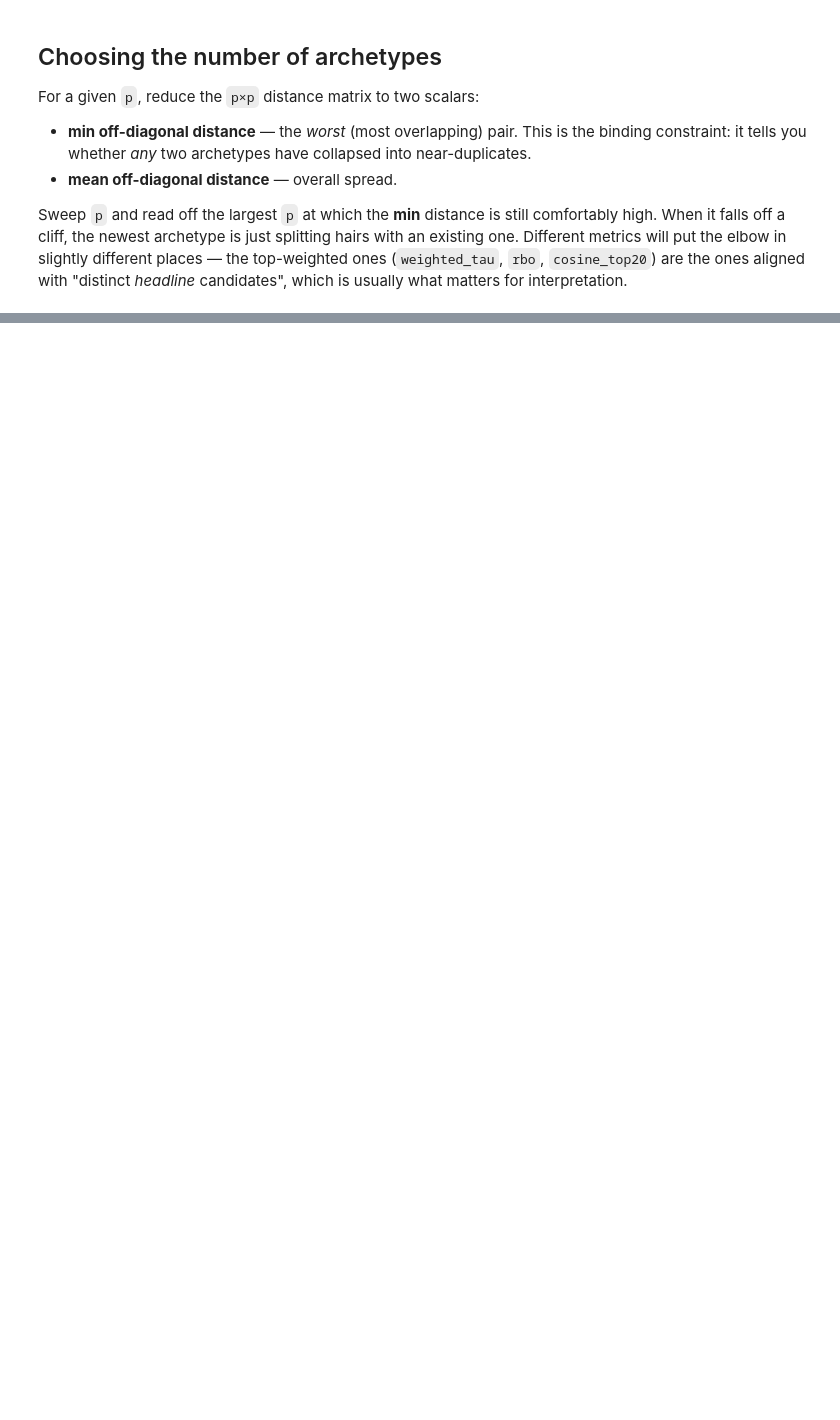
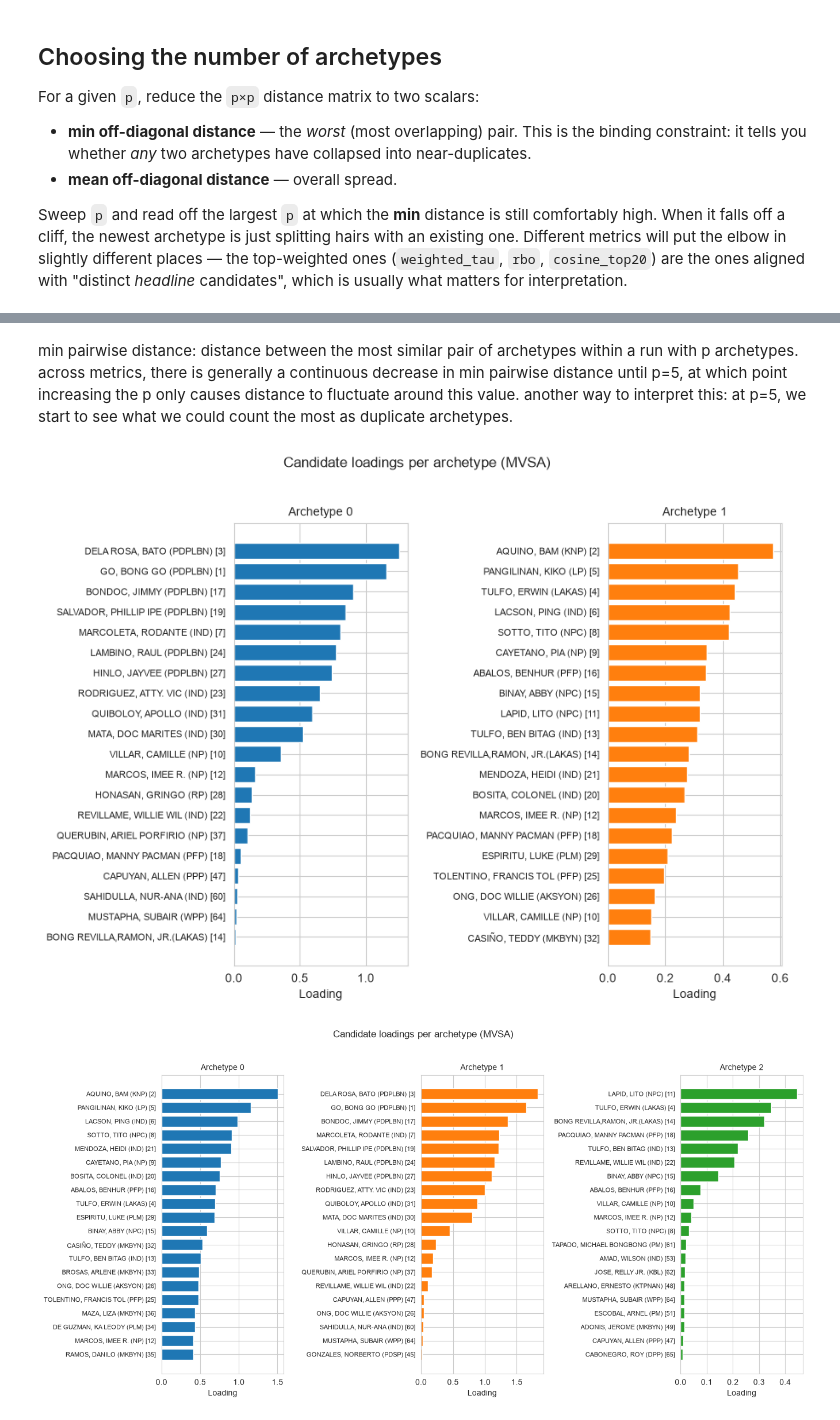
Before and after one commit to harjonillo/voting-unmixing-ph, a Jupyter notebook: notebooks/08_archetype_uniqueness.ipynb, the cells around one changed output, grey strips where cells are left out. Cells and saved outputs as stored; diff of their text form; code cells hidden in the pictures; blank space fills up the shorter version.

```diff
--- a/notebooks/08_archetype_uniqueness.ipynb
+++ b/notebooks/08_archetype_uniqueness.ipynb
@@ -669,0 +669,8 @@ SNR estimated = -inf[dB]
+# %% [markdown]
+min pairwise distance: distance between the most similar pair of archetypes within a run with p archetypes. across metrics, there is generally a continuous decrease in min pairwise distance until p=5, at which point increasing the p only causes distance to fluctuate around this value. another way to interpret this: at p=5, we start to see what we could count the most as duplicate archetypes.
+# %%
+for i in range (2, 8):
+    plot_archetypes_loadings_grid(endm_by_p[i], candidate_labels, top_n=20, suptitle='Candidate loadings per archetype (MVSA)')
+# %% [output]
+[figure, added]
+[figure, added]
```
Also changed, not shown: parts of 13 cells of this notebook, 2 other files.
